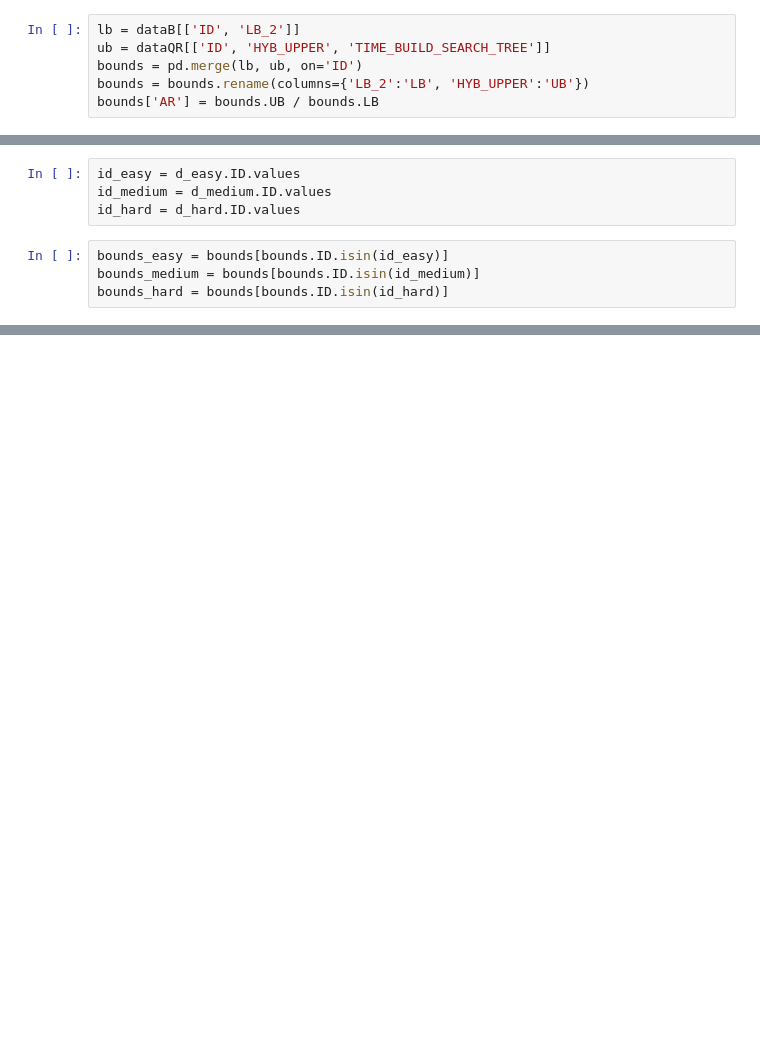
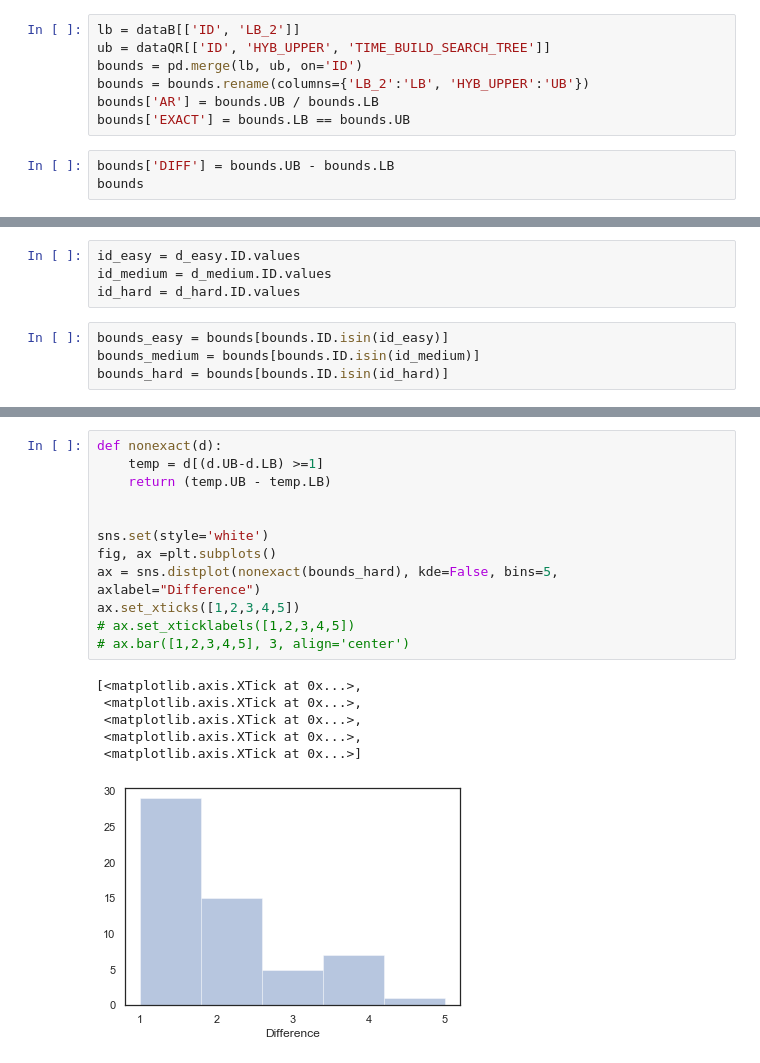
Before and after one commit to ericrisbakk/bachelor_thesis, a Jupyter notebook: data_analysis/BachelorThesisData.ipynb, the cells around one changed output, grey strips where cells are left out. Cells and saved outputs as stored; diff of their text form; blank space fills up the shorter version.

```diff
--- a/data_analysis/BachelorThesisData.ipynb
+++ b/data_analysis/BachelorThesisData.ipynb
@@ -163,3 +163,7 @@ ub = dataQR[['ID', 'HYB_UPPER', 'TIME_BUILD_SEARCH_TREE']]
 bounds = pd.merge(lb, ub, on='ID')
 bounds = bounds.rename(columns={'LB_2':'LB', 'HYB_UPPER':'UB'})
 bounds['AR'] = bounds.UB / bounds.LB
+bounds['EXACT'] = bounds.LB == bounds.UB
+# %%
+bounds['DIFF'] = bounds.UB - bounds.LB
+bounds
@@ -222,0 +224,19 @@ dtype: float64
+# %%
+def nonexact(d):
+    temp = d[(d.UB-d.LB) >=1]
+    return (temp.UB - temp.LB)
+
+
+sns.set(style='white')
+fig, ax =plt.subplots()
+ax = sns.distplot(nonexact(bounds_hard), kde=False, bins=5, axlabel="Difference")
+ax.set_xticks([1,2,3,4,5])
+# ax.set_xticklabels([1,2,3,4,5])
+# ax.bar([1,2,3,4,5], 3, align='center')
+# %% [output]
+[<matplotlib.axis.XTick at 0x...>,
+ <matplotlib.axis.XTick at 0x...>,
+ <matplotlib.axis.XTick at 0x...>,
+ <matplotlib.axis.XTick at 0x...>,
+ <matplotlib.axis.XTick at 0x...>]
+[figure, added]
```
Also changed, not shown: parts of 6 cells of this notebook.
